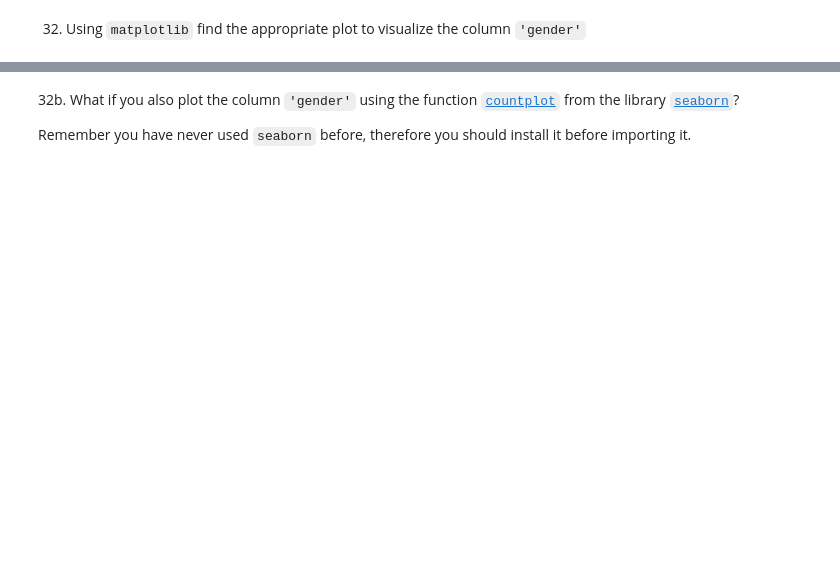
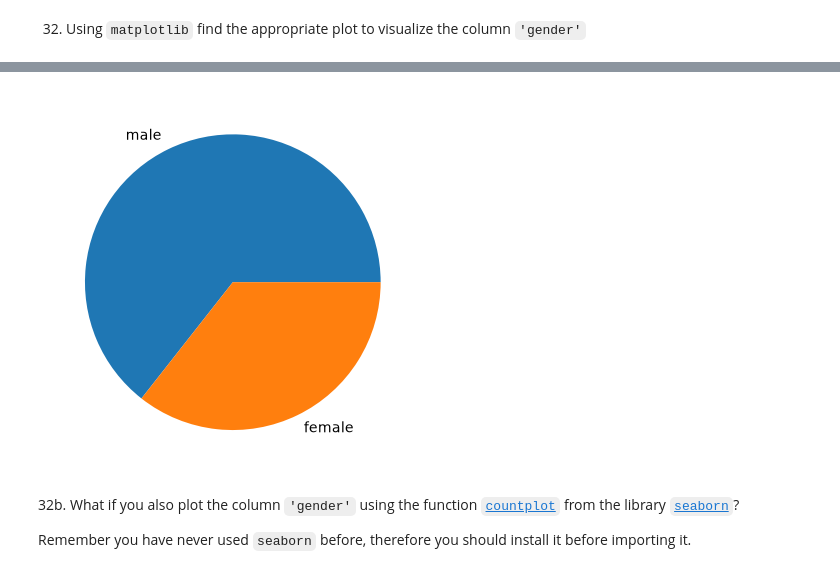
Before and after one commit to miguellafuente50-sudo/2026-10-BILBAO-FT-Data-Science, a Jupyter notebook: 2-Data_Analysis/2-Pandas/Practica/7-Titanic/Titanic-exercise.ipynb, the cells around one changed output, grey strips where cells are left out. Saved outputs shown, nothing was run; the diff lists cells and outputs as text; code cells hidden in the pictures; blank space fills up the shorter version.

```diff
--- a/2-Data_Analysis/2-Pandas/Practica/7-Titanic/Titanic-exercise.ipynb
+++ b/2-Data_Analysis/2-Pandas/Practica/7-Titanic/Titanic-exercise.ipynb
@@ -109,3 +767,7 @@ import matplotlib.pyplot as plt
+# %%
+plt.pie(titanic['gender'].value_counts(), labels=["male", "female"]);
+# %% [output]
+[figure, added]
 # %% [markdown]
 32b. What if you also plot the column `'gender'` using the function [`countplot`](https://seaborn.pydata.org/generated/seaborn.countplot.html) from the library [`seaborn`](https://seaborn.pydata.org/)?
 
```
Also changed, not shown: parts of 76 cells of this notebook, 27 other files.
